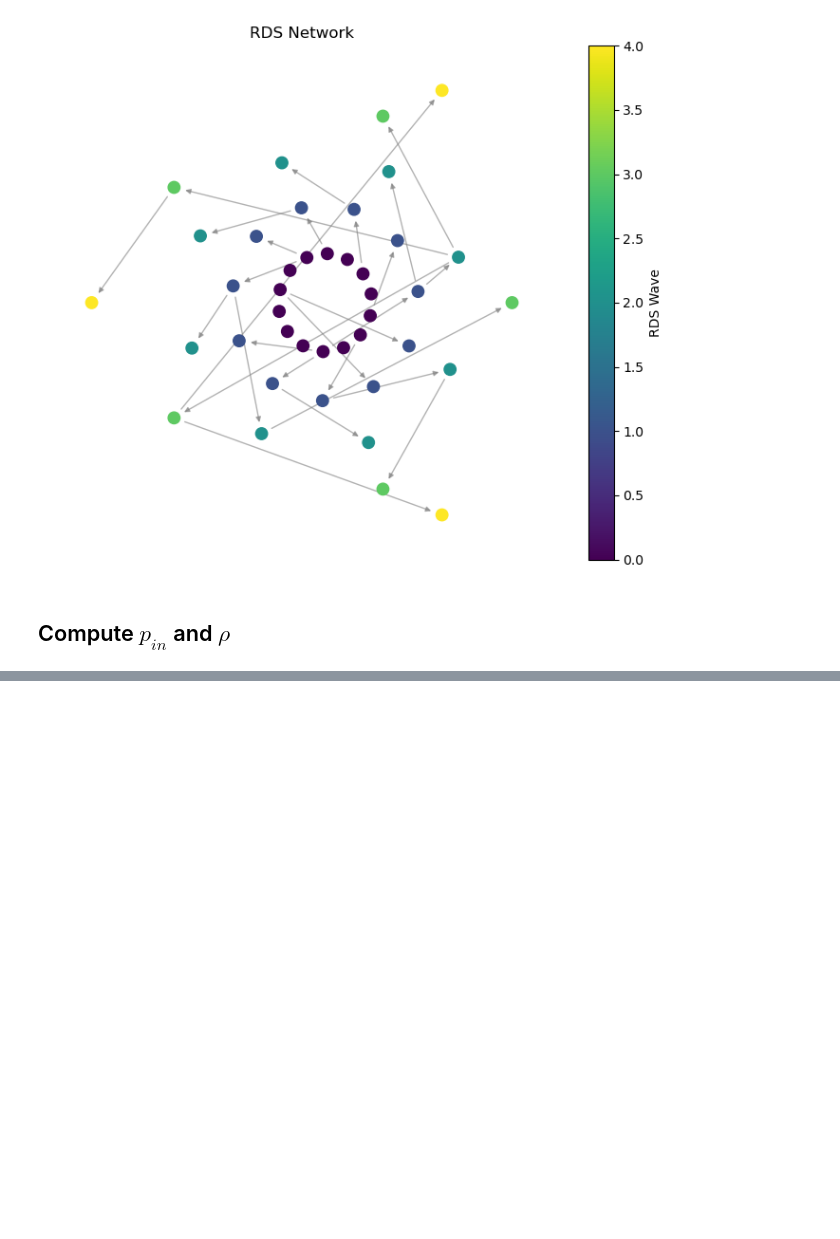
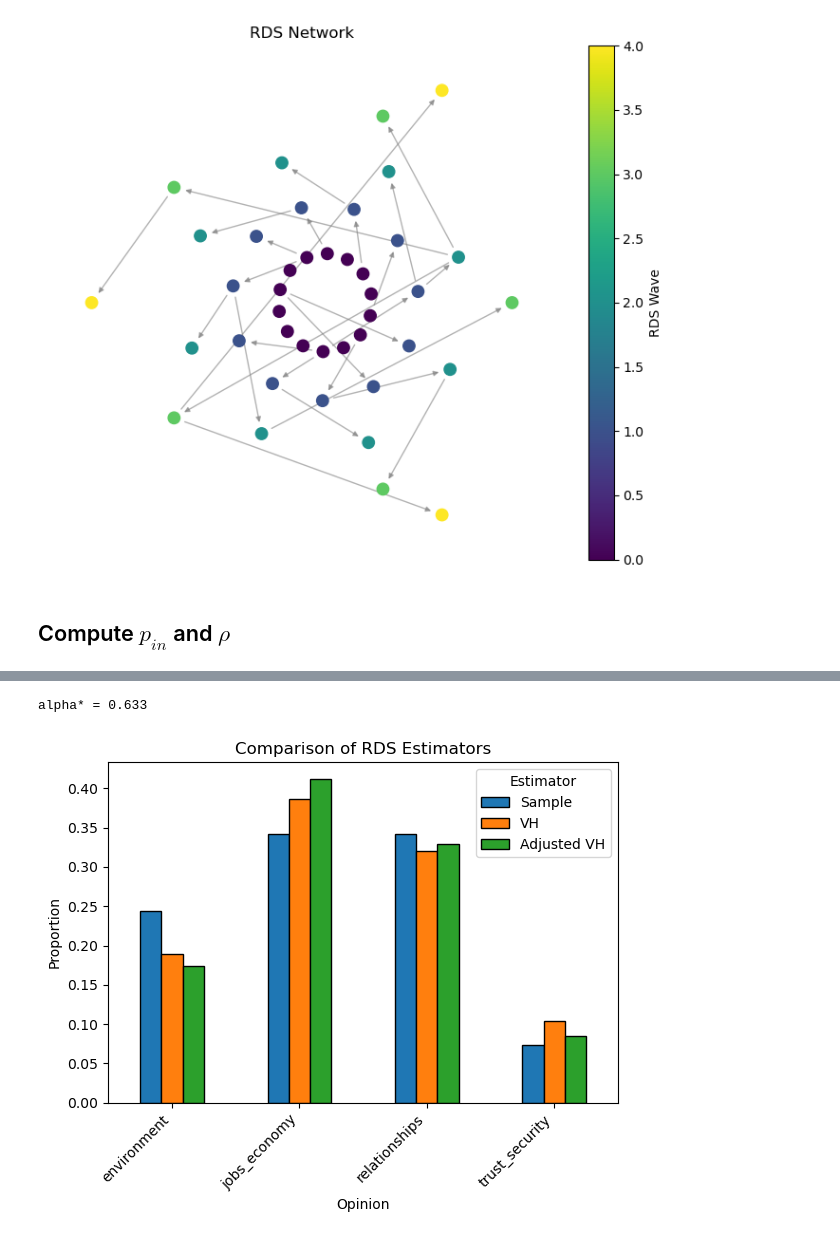
Before and after one commit to justinyli/unbiasing-social-networks, a Jupyter notebook: code/experiments copy.ipynb, the cells around one changed output, grey strips where cells are left out. Saved outputs shown, nothing was run; the diff lists cells and outputs as text; code cells hidden in the pictures; blank space fills up the shorter version.

```diff
--- a/code/experiments copy.ipynb
+++ b/code/experiments copy.ipynb
@@ -551,13 +559,13 @@ from matplotlib.ticker import MaxNLocator
 
 plt.figure(figsize=(6, 4))
 
-survey_data["More_Grouped_Concentration"] = survey_data["Grouped_Concentration"].replace({
+survey_data["block"] = survey_data["Grouped_Concentration"].replace({
     "STEM_nontech": "STEM",
     "STEM_tech": "STEM",
 })
 
 
-ax = survey_data["More_Grouped_Concentration"].value_counts().sort_index().plot(
+ax = survey_data["block"].value_counts().sort_index().plot(
     kind="bar",
     edgecolor="black"
 )
@@ -658,7 +666,7 @@ plt.show()
 # %% [markdown]
 ## Compute $p_{in}$ and $\rho$
 # %%
-survey_data["community"] = survey_data["More_Grouped_Concentration"]
+survey_data["community"] = survey_data["block"]
 
 name_to_comm = dict(zip(survey_data["Name"], survey_data["community"]))
 
@@ -680,13 +688,8 @@ for u, v in rds_G.edges():
 counts = Counter(survey_data["community"])
 N = len(survey_data)
 
-possible_in = sum(n * (n - 1) for n in counts.values())
-
-possible_total = N * (N - 1)
-possible_out = possible_total - possible_in
-
-p_in = same / (possible_in + 1e-9)
-p_out = different / (possible_out + 1e-9)
+p_in = same / (same + different)
+p_out = different / (same + different)
 
 print("p_in:", p_in)
 print("p_out:", p_out)
@@ -697,0 +745,64 @@ ratio p_in/p_out: 2.950819388849001
+# %%
+# --- Compute alpha ---
+alpha_survey = compute_alpha(correlation=rho_empirical, SBM_p=p_in)
+print(f"alpha* = {alpha_survey:.3f}")
+
+# --- Build RDS dataframe ---
+degree_col = "To the best of your knowledge, what is the number of known anti-AI Harvard students you've communicated with in the last week? "
+
+survey_rds_df = (
+    survey_data.rename(columns={"Name": "node_id"})
+    [["node_id", "opinion", "block", "community", "House", degree_col]]
+    .assign(
+        degree=lambda df: df[degree_col]
+    )
+    .drop(columns=[degree_col])
+)
+
+# --- Recruiter map ---
+survey_recruiter_map = {v: u for u, v in rds_G.edges()}
+survey_recruiter_map.update({n: None for n in rds_G.nodes() if n not in survey_recruiter_map})
+
+# --- Distributions (still works with string opinions) ---
+sample_survey_dist = get_distribution(survey_rds_df["opinion"])
+vh_survey_dist = vh_estimator(survey_rds_df)
+
+adj_survey_dist, modified_rds_df = vh_with_homophily_adjustment(
+    survey_rds_df,
+    survey_rds_df.set_index("node_id")[["community", "block"]],
+    survey_recruiter_map,
+    alpha=alpha_survey,
+    return_modified_df=True
+)
+
+# --- Plot ---
+# --- Combine distributions into one dataframe ---
+plot_df = pd.DataFrame({
+    "Sample": sample_survey_dist,
+    "VH": vh_survey_dist,
+    "Adjusted VH": adj_survey_dist
+})
+
+# Ensure consistent ordering
+plot_df = plot_df.sort_index()
+
+# --- Plot ---
+ax = plot_df.plot(
+    kind="bar",
+    figsize=(6, 5),
+    edgecolor="black"
+)
+
+ax.set_title("Comparison of RDS Estimators")
+ax.set_xlabel("Opinion")
+ax.set_ylabel("Proportion")
+
+plt.xticks(rotation=45, ha="right")
+plt.legend(title="Estimator")
+plt.tight_layout()
+
+plt.savefig("../img/survey_estimators_grouped.pdf")
+plt.show()
+# %% [output]
+alpha* = 0.633
+[figure, added]
```
Also changed, not shown: parts of 9 cells of this notebook, 8 other files.
